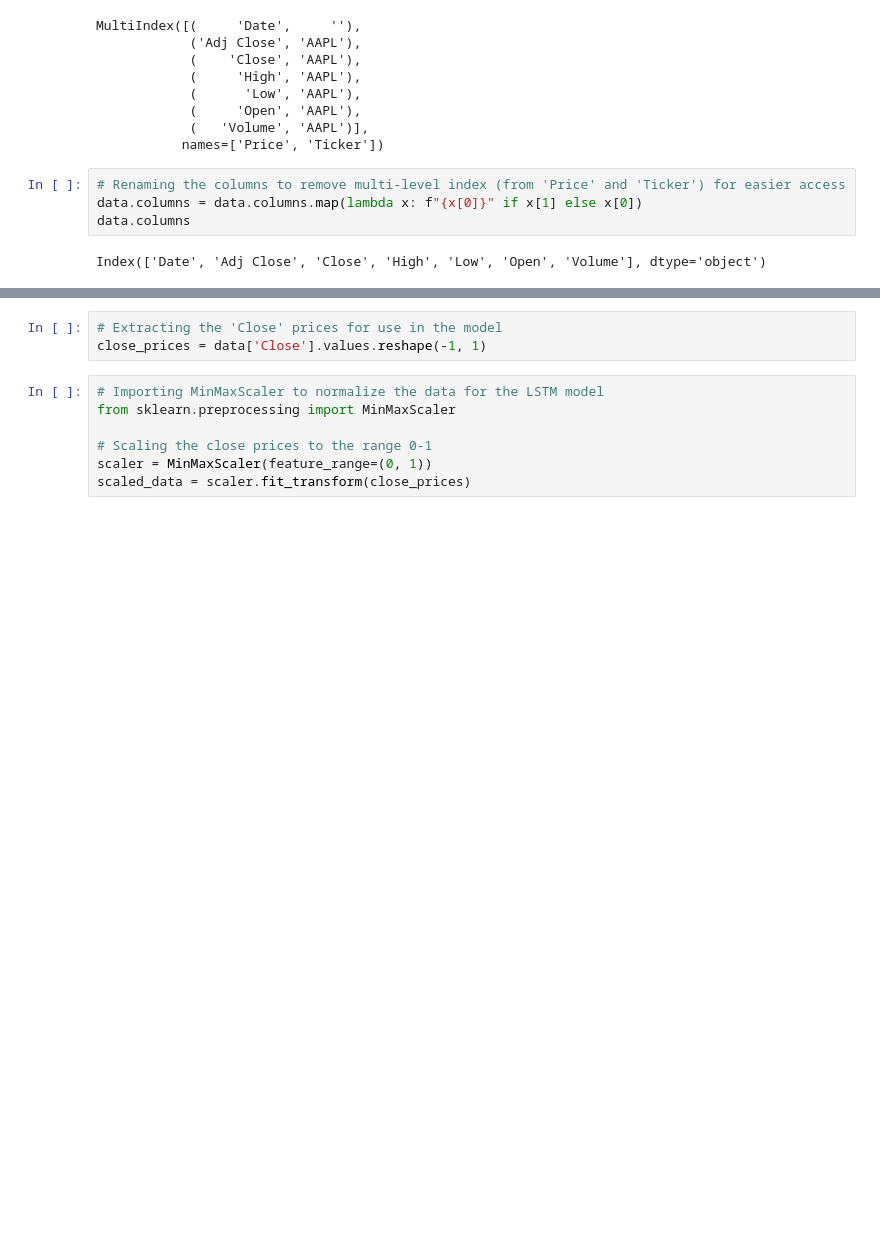
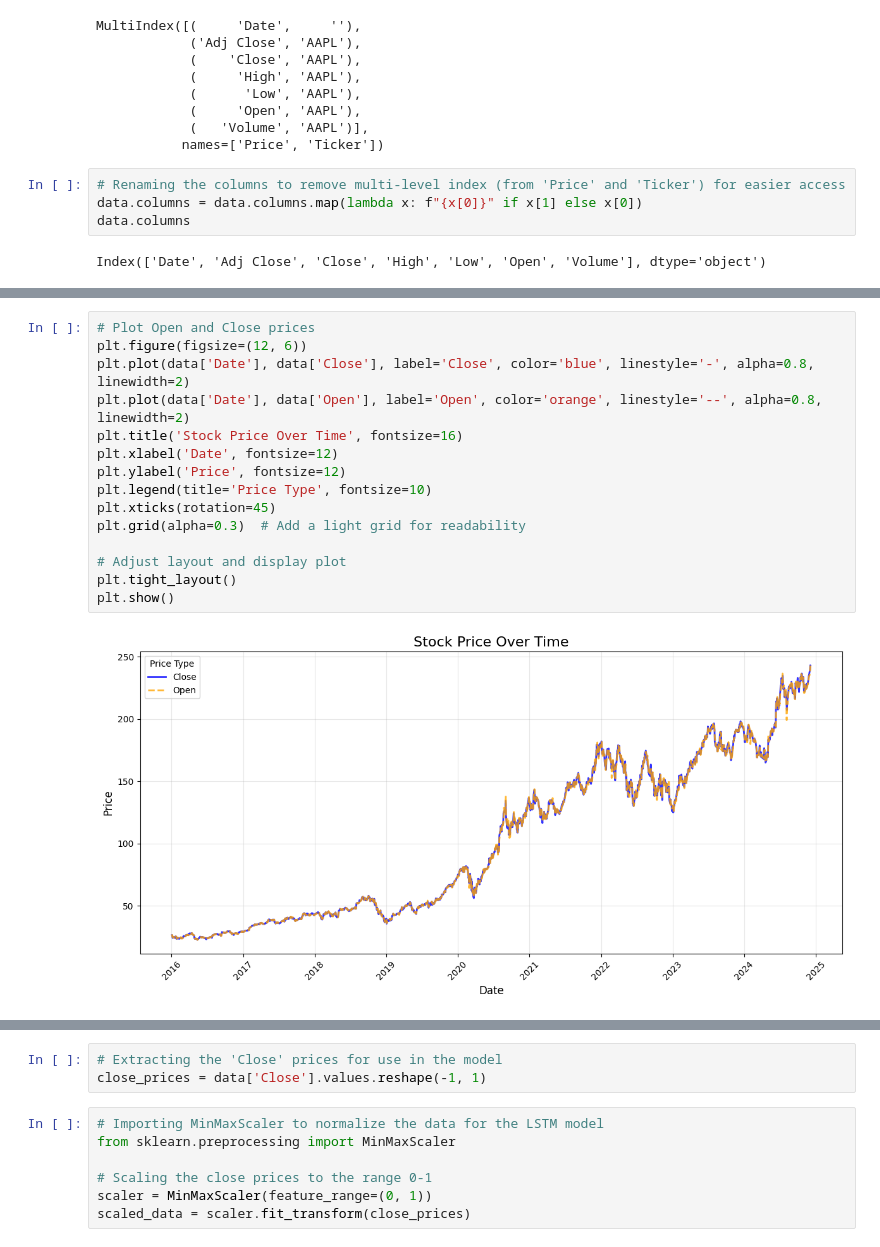
Before and after one commit to Guylord/Stock-Price-Prediction-using-LSTM, a Jupyter notebook: Stock_Price_Prediction.ipynb, the cells around one changed output, grey strips where cells are left out. Cells and saved outputs as stored; diff of their text form; blank space fills up the shorter version.

```diff
--- a/Stock_Price_Prediction.ipynb
+++ b/Stock_Price_Prediction.ipynb
@@ -104,0 +117,17 @@ memory usage: 122.2 KB
+# %%
+# Plot Open and Close prices
+plt.figure(figsize=(12, 6))
+plt.plot(data['Date'], data['Close'], label='Close', color='blue', linestyle='-', alpha=0.8, linewidth=2)
+plt.plot(data['Date'], data['Open'], label='Open', color='orange', linestyle='--', alpha=0.8, linewidth=2)
+plt.title('Stock Price Over Time', fontsize=16)
+plt.xlabel('Date', fontsize=12)
+plt.ylabel('Price', fontsize=12)
+plt.legend(title='Price Type', fontsize=10)
+plt.xticks(rotation=45)
+plt.grid(alpha=0.3)  # Add a light grid for readability
+
+# Adjust layout and display plot
+plt.tight_layout()
+plt.show()
+# %% [output]
+[figure, added]
```
Also changed, not shown: parts of 19 cells of this notebook.
